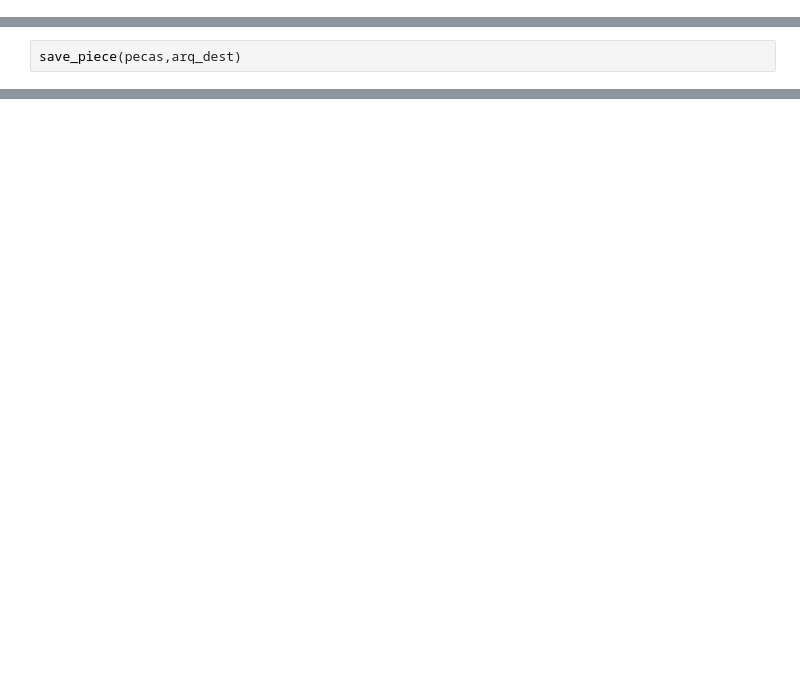
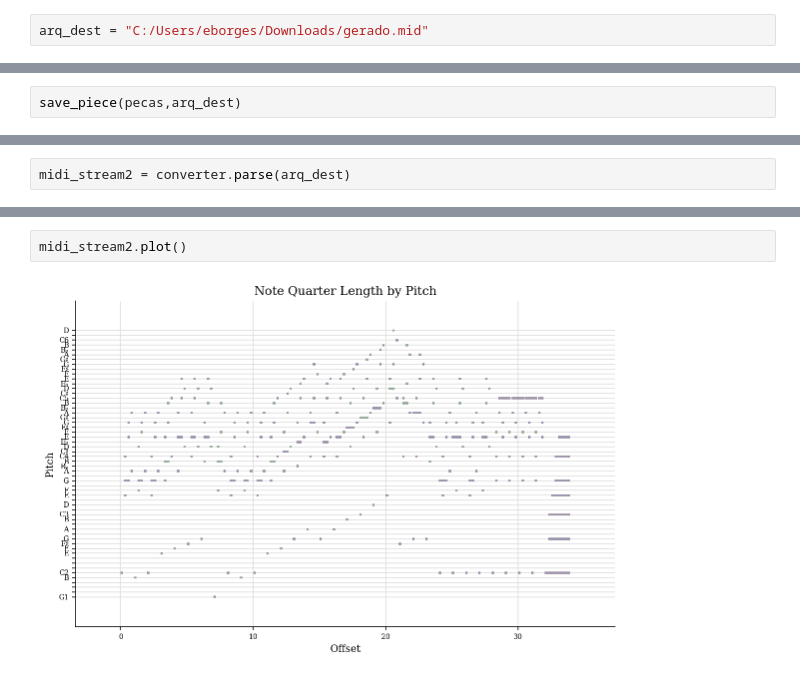
Before and after one commit to eurismarpires/DeepLearning, a Jupyter notebook: midi_matrix.ipynb, the cells around one changed output, grey strips where cells are left out. Cells and saved outputs as stored; diff of their text form; blank space fills up the shorter version.

```diff
--- a/midi_matrix.ipynb
+++ b/midi_matrix.ipynb
@@ -118 +113,3 @@ pecas = get_piece(midifile)
+# %%
+arq_dest = "C:/Users/eborges/Downloads/gerado.mid"
 # %%
@@ -184,0 +160,2 @@ pecas[20]
+# %%
+midi_stream2 = converter.parse(arq_dest)
@@ -184,0 +214,4 @@ pecas[20]
+# %%
+midi_stream2.plot()
+# %% [output]
+[figure, added]
```
Also changed, not shown: parts of 19 cells of this notebook.
